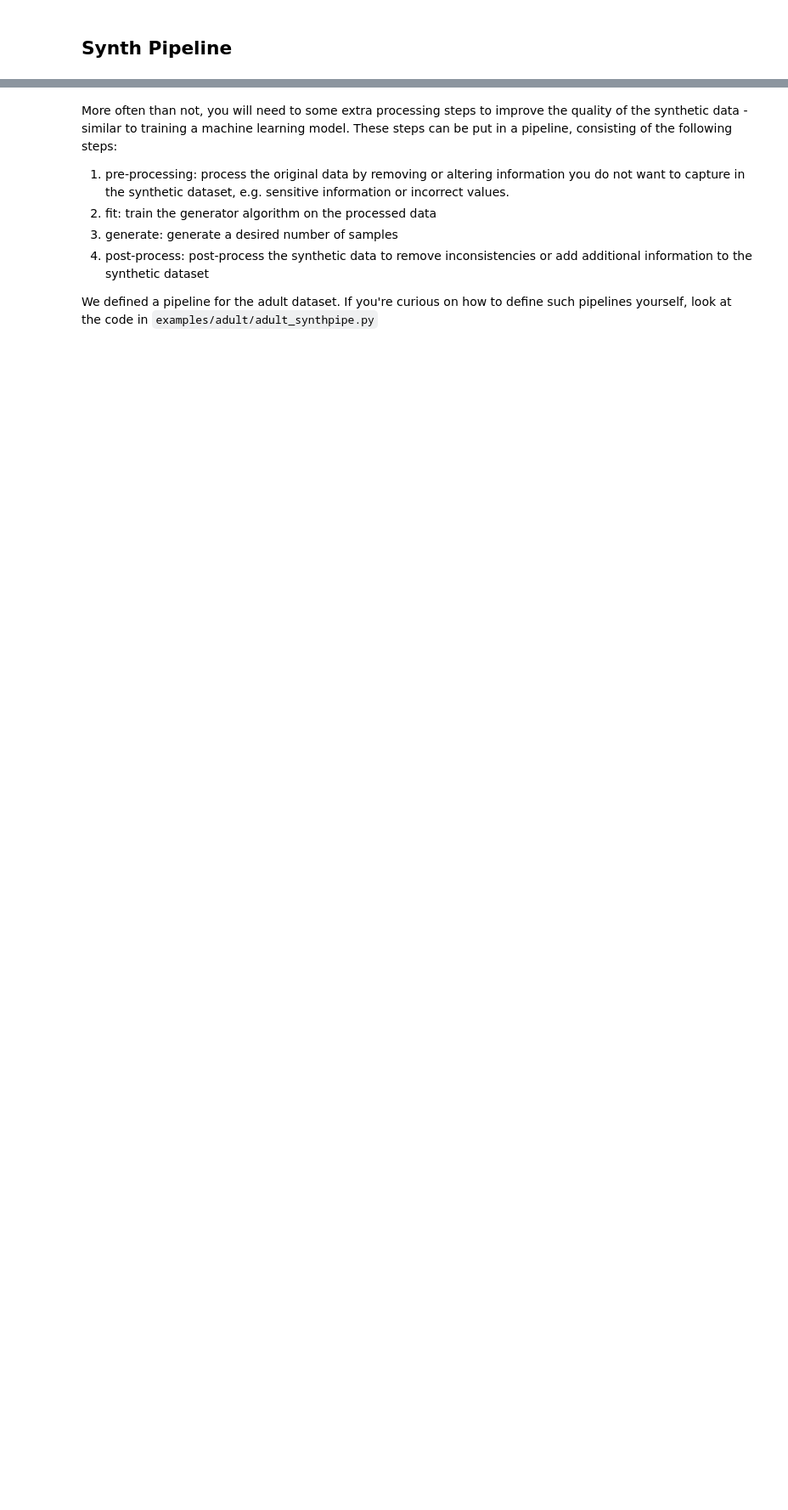
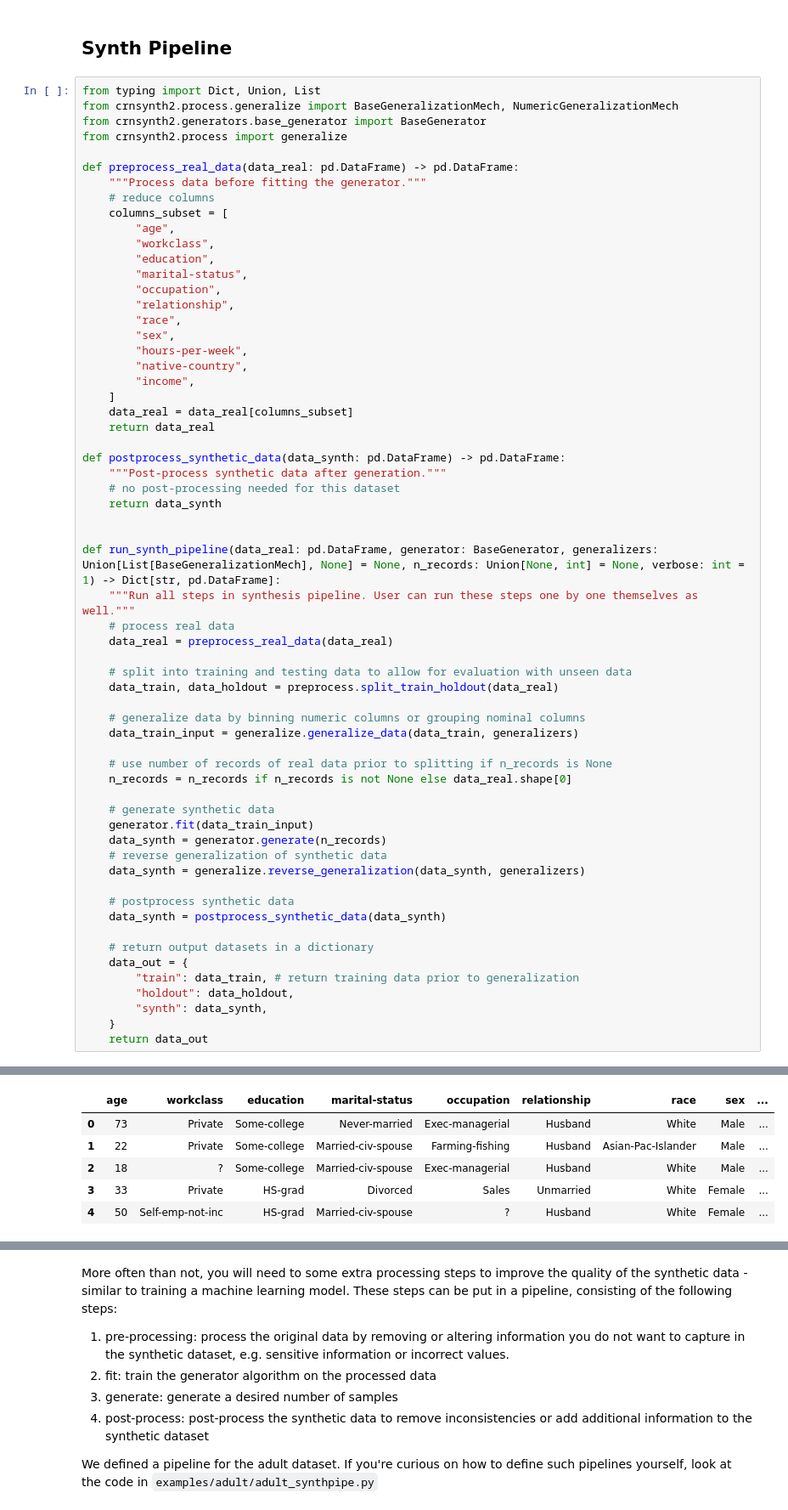
Before and after one commit to gsel9/crn-synth, a Jupyter notebook: examples/adult/000_generate_synthetic_data_adult.ipynb, the cells around one changed output, grey strips where cells are left out. Shown at 85% size. Cells and saved outputs as stored; diff of their text form; blank space fills up the shorter version.

```diff
--- a/examples/adult/000_generate_synthetic_data_adult.ipynb
+++ b/examples/adult/000_generate_synthetic_data_adult.ipynb
@@ -89,2 +95,64 @@ Column sampled: income
 # %% [markdown]
 ## Synth Pipeline
+# %%
+from typing import Dict, Union, List
+from crnsynth2.process.generalize import BaseGeneralizationMech, NumericGeneralizationMech
+from crnsynth2.generators.base_generator import BaseGenerator
+from crnsynth2.process import generalize
+
+def preprocess_real_data(data_real: pd.DataFrame) -> pd.DataFrame:
+    """Process data before fitting the generator."""
+    # reduce columns
+    columns_subset = [
+        "age",
+        "workclass",
+        "education",
+        "marital-status",
+        "occupation",
+        "relationship",
+        "race",
+        "sex",
+        "hours-per-week",
+        "native-country",
+        "income",
+    ]
+    data_real = data_real[columns_subset]
+    return data_real
+
+def postprocess_synthetic_data(data_synth: pd.DataFrame) -> pd.DataFrame:
+    """Post-process synthetic data after generation."""
+    # no post-processing needed for this dataset
+    return data_synth
+
+
+def run_synth_pipeline(data_real: pd.DataFrame, generator: BaseGenerator, generalizers: Union[List[BaseGeneralizationMech], None] = None, n_records: Union[None, int] = None, verbose: int = 1) -> Dict[str, pd.DataFrame]:
+    """Run all steps in synthesis pipeline. User can run these steps one by one themselves as well."""
+    # process real data
+    data_real = preprocess_real_data(data_real)
+
+    # split into training and testing data to allow for evaluation with unseen data
+    data_train, data_holdout = preprocess.split_train_holdout(data_real)
+
+    # generalize data by binning numeric columns or grouping nominal columns
+    data_train_input = generalize.generalize_data(data_train, generalizers)
+
+    # use number of records of real data prior to splitting if n_records is None
+    n_records = n_records if n_records is not None else data_real.shape[0]
+
+    # generate synthetic data
+    generator.fit(data_train_input)
+    data_synth = generator.generate(n_records)
+    # reverse generalization of synthetic data
+    data_synth = generalize.reverse_generalization(data_synth, generalizers)
+
+    # postprocess synthetic data
+    data_synth = postprocess_synthetic_data(data_synth)
+
+    # return output datasets in a dictionary
+    data_out = {
+        "train": data_train, # return training data prior to generalization
+        "holdout": data_holdout,
+        "synth": data_synth,
+    }
+    return data_out
+# %% [output]
@@ -90,0 +176,6 @@ Column sampled: income
+|  | age | workclass | education | marital-status | occupation | relationship | race | sex | ... |
+| 0 | 73 | Private | Some-college | Never-married | Exec-managerial | Husband | White | Male | ... |
+| 1 | 22 | Private | Some-college | Married-civ-spouse | Farming-fishing | Husband | Asian-Pac-Islander | Male | ... |
+| 2 | 18 | ? | Some-college | Married-civ-spouse | Exec-managerial | Husband | White | Male | ... |
+| 3 | 33 | Private | HS-grad | Divorced | Sales | Unmarried | White | Female | ... |
+| 4 | 50 | Self-emp-not-inc | HS-grad | Married-civ-spouse | ? | Husband | White | Female | ... |
```
Also changed, not shown: parts of 9 cells of this notebook, 11 other files.
